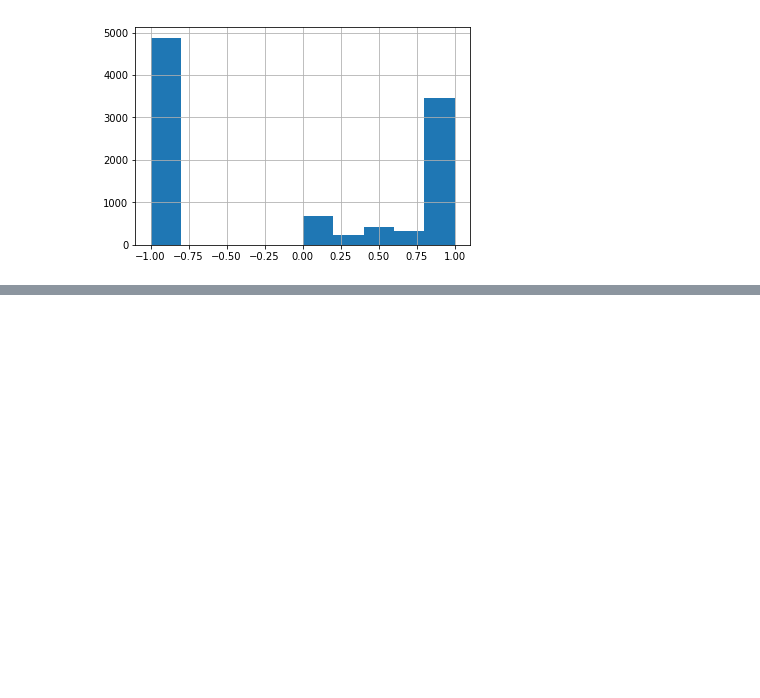
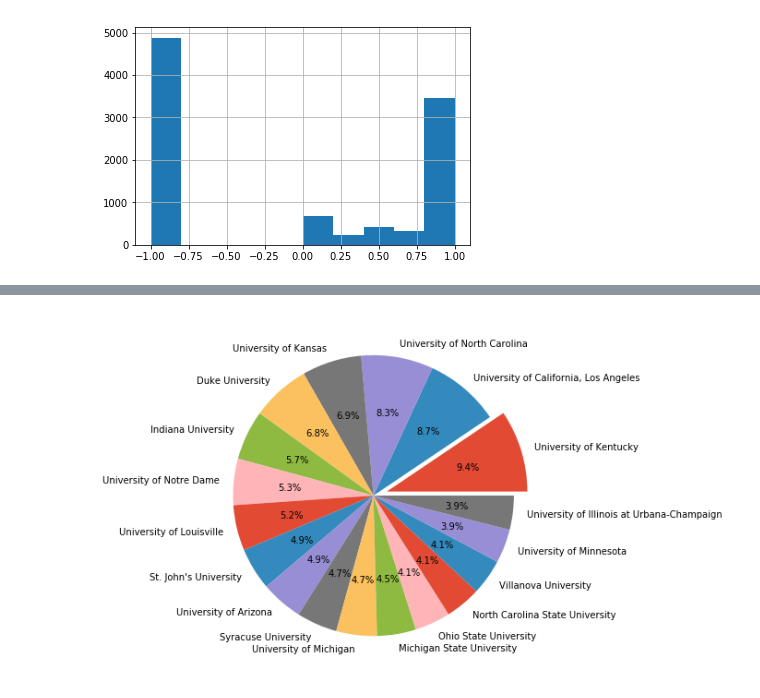
Before and after one commit to ChingChieh/FDA_HW1, a Jupyter notebook: Answer.ipynb, the cells around one changed output, grey strips where cells are left out. Saved outputs shown, nothing was run; the diff lists cells and outputs as text; code cells hidden in the pictures; blank space fills up the shorter version.

```diff
--- a/Answer.ipynb
+++ b/Answer.ipynb
@@ -120,0 +146,17 @@ df['new_column'].hist()
+# %%
+series_college = df_player['college']
+# %%
+college_count = series_college.value_counts()
+# %%
+explode = []
+plt.style.use('ggplot')
+size = college_count[college_count.values > 40]
+for row in size.index:
+    explode.append(0)
+explode[0] = 0.1
+fig1, ax1 = plt.subplots(figsize=(15,7))
+
+ax1.pie(x=size.values, labels=size.index, autopct='%1.1f%%', explode=explode)
+print()
+# %% [output]
+[figure, added]
```
Also changed, not shown: parts of 14 cells of this notebook.
